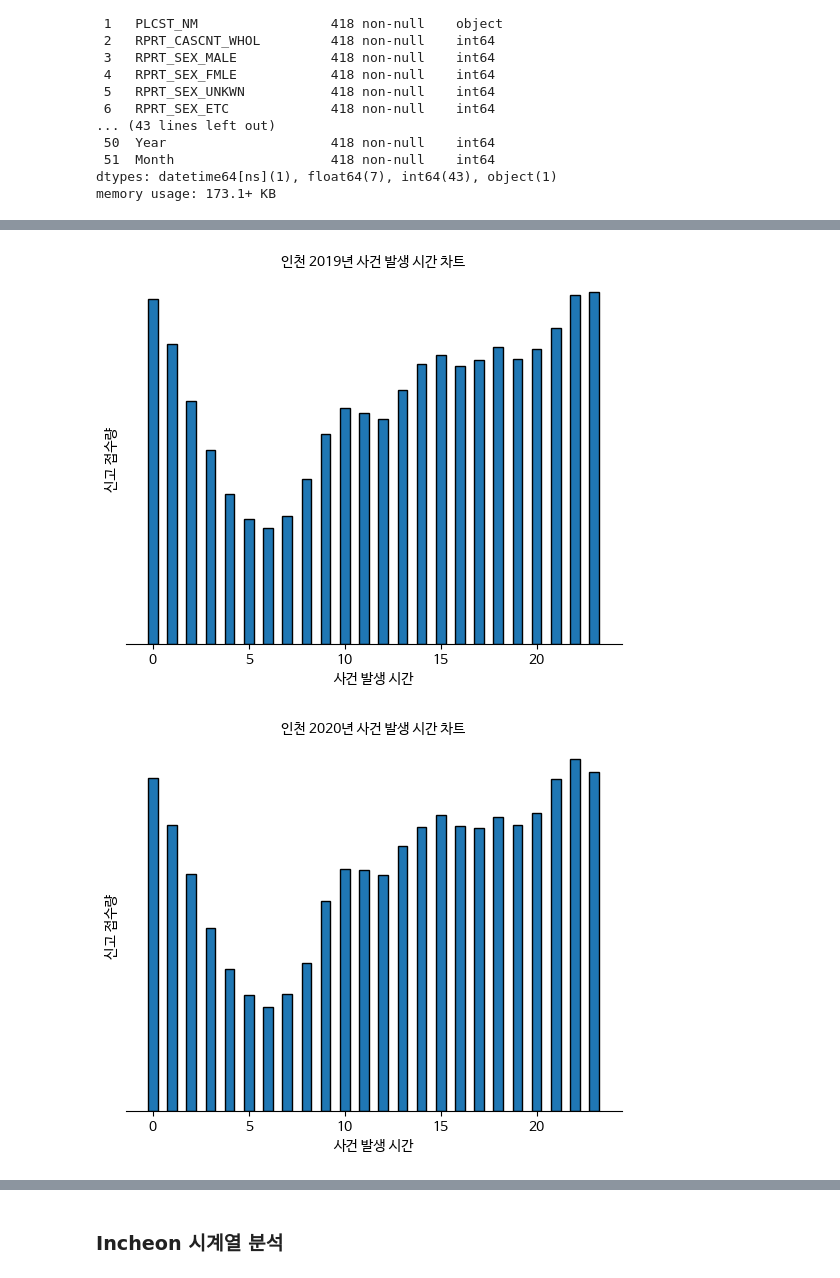
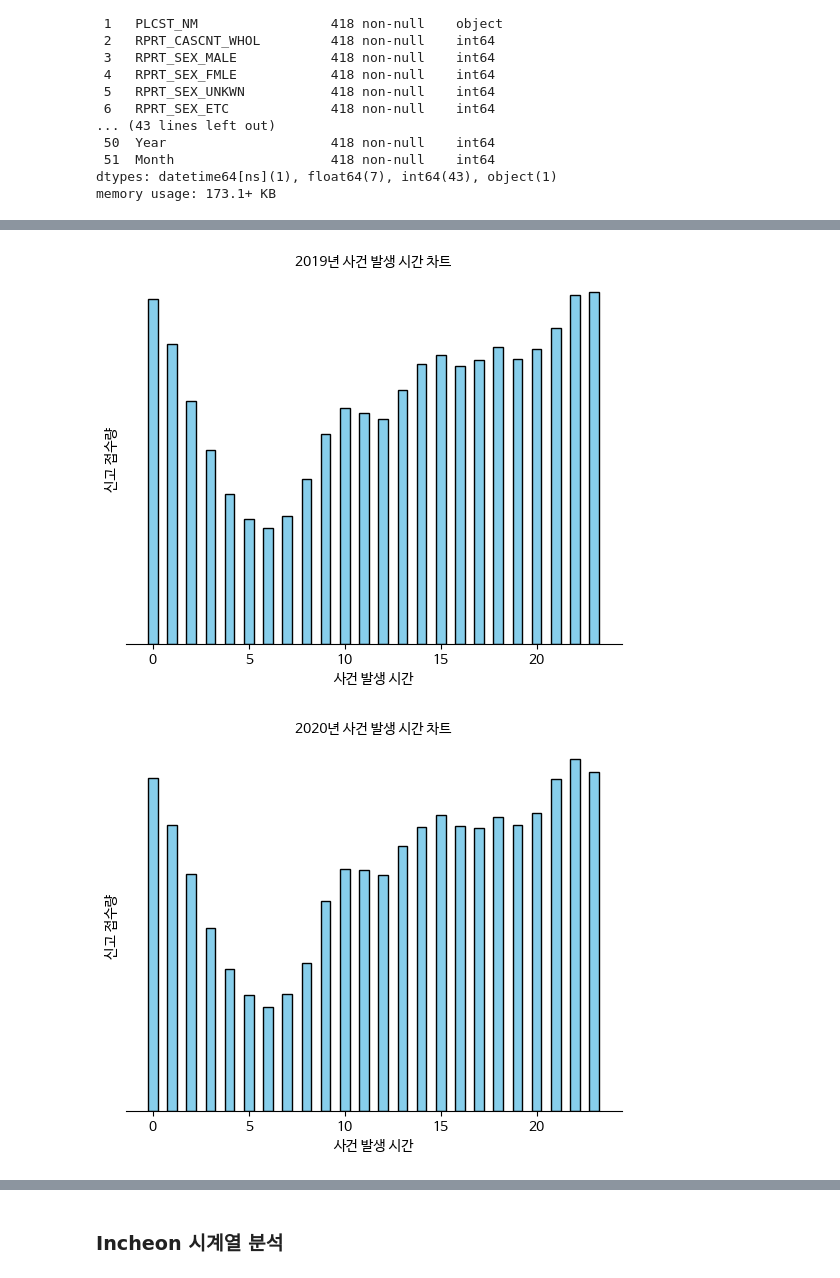
Before and after one commit to geun-hyoung/python-exploratory-data-analysis-police-data, a Jupyter notebook: Data_Clenaing&EDA.ipynb, the cells around one changed output, grey strips where cells are left out. Drawn from its saved outputs; the diff is of its cells as text; code cells hidden in the pictures.

```diff
--- a/Data_Clenaing&EDA.ipynb
+++ b/Data_Clenaing&EDA.ipynb
@@ -415,13 +415,12 @@ plt.show()
 # %%
 def draw_pieplot(year_df, year):
-  colors = ['#c1abff', '#d8e1c5', '#80afe5', '#ddadd0', '#ebbfea',
-            '#84cec0', '#9acee9', '#d6c2b6', '#d48c9d', '#dcf6c5']
+  colors = ['powderblue', 'lightblue', 'deepskyblue', 'skyblue', 'lightskyblue', 'steelblue', 'dodgerblue']
   ratio = [year_df[i].sum()/year_df['RPRT_CASCNT_WHOL'].sum() for i in week]
   labels = ['Sun', 'Mon', 'Tue', 'WED', 'Thu', 'FRI', 'Sat']
   explode = [0.1, 0, 0, 0, 0, 0.1,  0.1]
   wedgeprops = {'width': 0.7, 'edgecolor': 'w', 'linewidth': 1}
 
-  plt.title('인천 {0}년 사건 발생 요일 파이 차트'.format(year))
+  plt.title('{0}년 인천 사건 발생 요일 파이 차트'.format(year))
   plt.pie(ratio, labels = labels, autopct = '%.1f%%', startangle=90,
           colors=colors, explode = explode, shadow = True, wedgeprops=wedgeprops)
 
@@ -439,23 +438,23 @@ for j in range(3):
 # %%
 def draw_barplot(year_df, year):
   report_cnt = [year_df[x].sum() for x in hours]
-  plt.bar(time, report_cnt, width = 0.5, edgecolor='black')
+  plt.bar(time, report_cnt, width = 0.5, color = 'skyblue', edgecolor='black')
 
-  plt.title(f'인천 {year}년 사건 발생 시간 차트', fontsize = 10)
+  plt.title(f'{year}년 사건 발생 시간 차트', fontsize = 10)
   plt.xlabel('사건 발생 시간', fontsize = 10)
   plt.ylabel('신고 접수량', fontsize = 10)
   plt.yticks(ticks= [])
 
   plt.gca().spines['right'].set_visible(False) #오른쪽 테두리 제거
   plt.gca().spines['top'].set_visible(False) #위 테두리 제거
   plt.gca().spines['left'].set_visible(False) #왼쪽 테두리 제거
 
   plt.show()
   print('\n'*3)
   return
 
 for j in range(3):
   draw_barplot(div_year[j], year[j])
 # %% [output]
-[figure, old version]
+[figure, new version]
-[figure, old version]
+[figure, new version]
```
Also changed, not shown: parts of 20 cells of this notebook.
